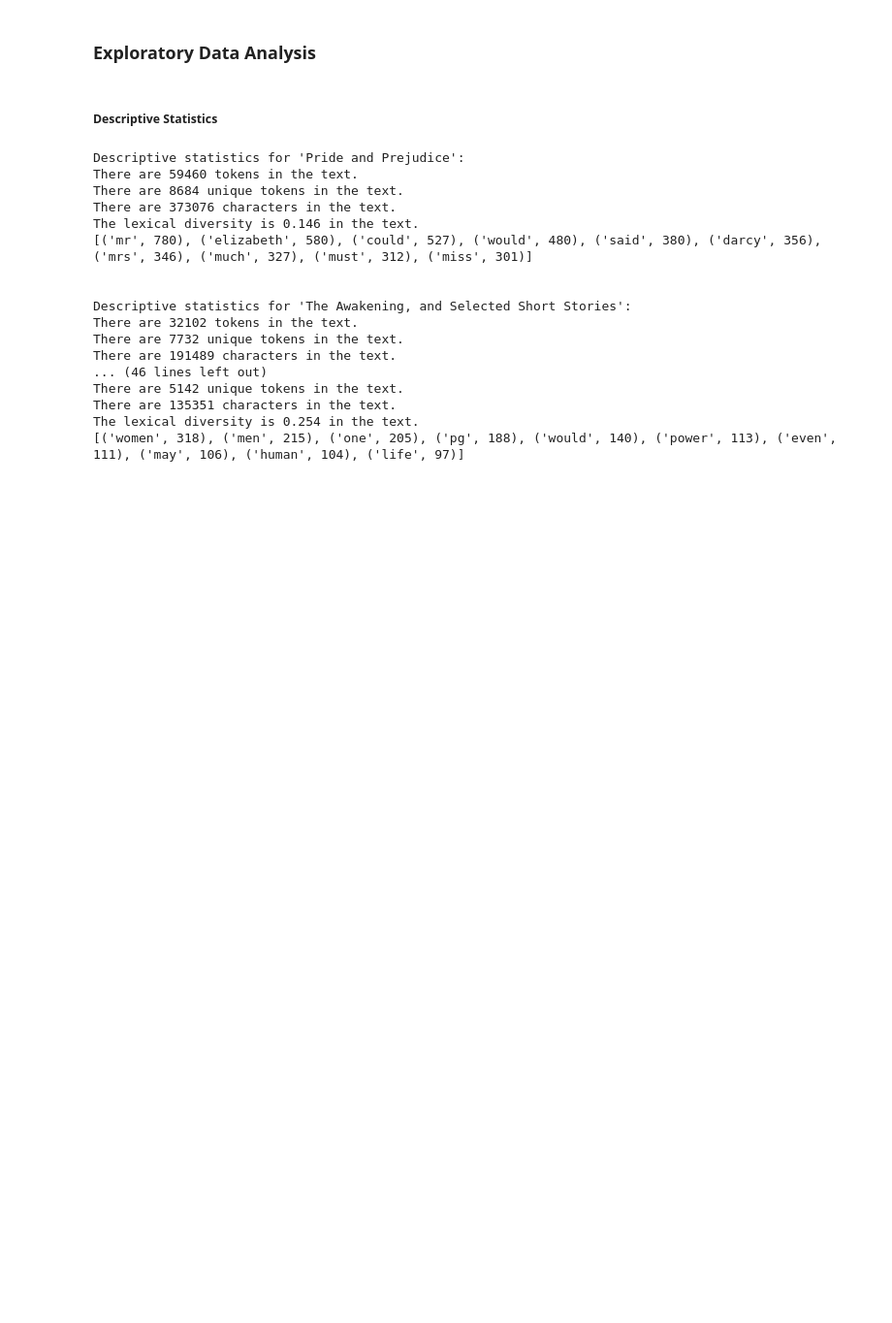
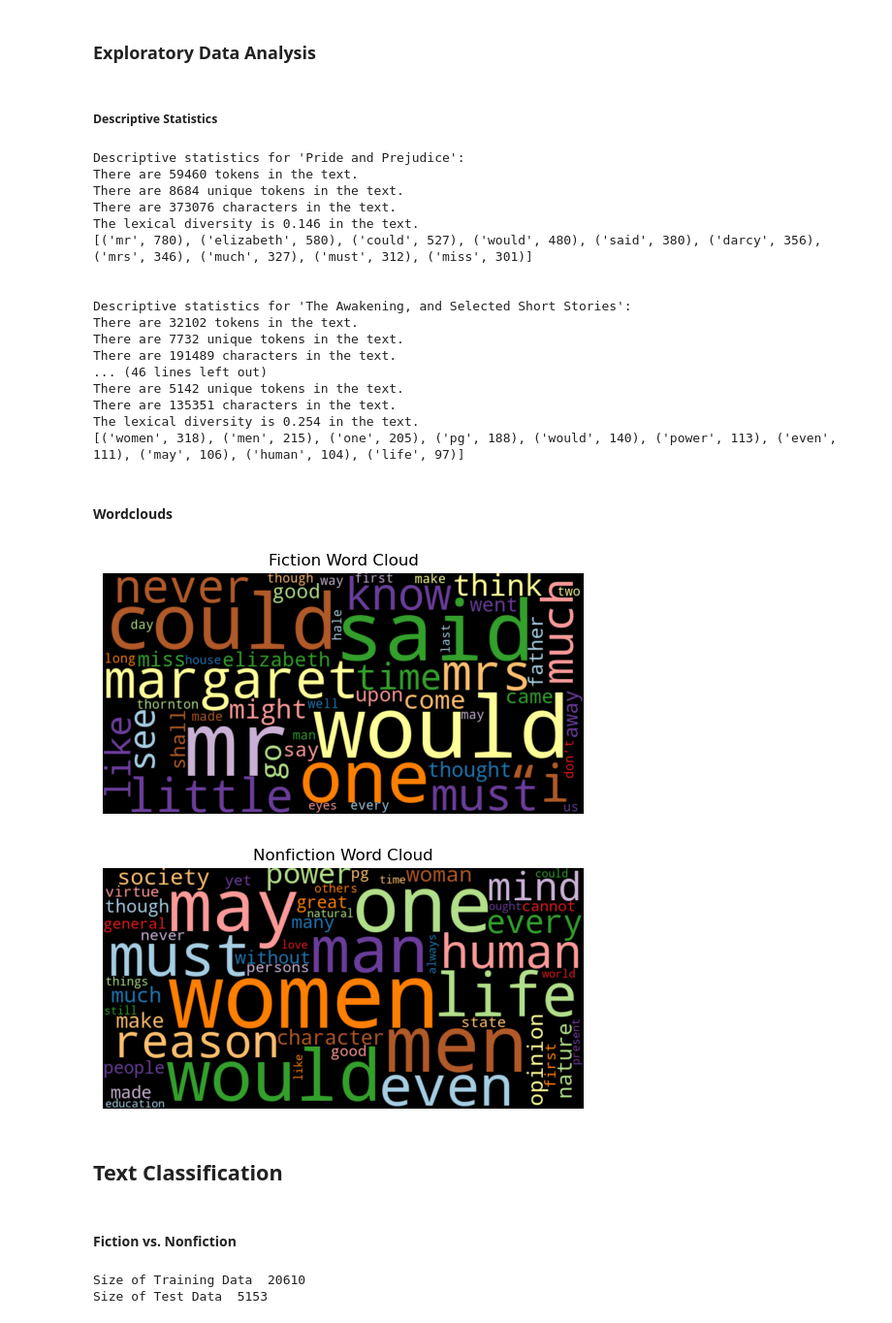
Before and after one commit to lvandine44/ADS509-FinalProject, a Jupyter notebook: LiteraryAnalysisTextMining.ipynb, the cells around one changed output. Shown: that part at 97% size. Drawn from its saved outputs; the diff is of its cells as text; code cells hidden in the pictures; blank space fills up the shorter version.

Commit message:
Classification and Topic Modeling
Wordclouds added to stats

```diff
--- a/LiteraryAnalysisTextMining.ipynb
+++ b/LiteraryAnalysisTextMining.ipynb
@@ -316,3 +331,57 @@ There are 5142 unique tokens in the text.
 There are 135351 characters in the text.
 The lexical diversity is 0.254 in the text.
 [('women', 318), ('men', 215), ('one', 205), ('pg', 188), ('would', 140), ('power', 113), ('even', 111), ('may', 106), ('human', 104), ('life', 97)]
+# %% [markdown]
+#### Wordclouds
+# %%
+# Function to count words
+def count_words(df, column='Tokens', preprocess=None, min_freq=2):
+    def update(doc):
+        tokens = doc if preprocess is None else preprocess(doc)
+        counter.update(tokens)
+
+    counter = Counter()
+    df[column].map(update)
+
+    freq_df = pd.DataFrame.from_dict(counter, orient='index', columns=['freq'])
+    freq_df = freq_df.query('freq >= @min_freq')
+    freq_df.index.name = 'token'
+    return freq_df.sort_values('freq', ascending=False)
+
+# Count words for each genre
+fiction_word_count = count_words(books[books['Genre'] == 'Fiction'], column='Tokens')
+nonfiction_word_count = count_words(books[books['Genre'] == 'Nonfiction'], column='Tokens')
+
+# Define the word cloud function
+def wordcloud(word_freq, title=None, max_words=200, stopwords=None):
+    wc = WordCloud(width=800, height=400,
+                   background_color="black", colormap="Paired",
+                   max_font_size=150, max_words=max_words)
+
+    # Convert data frame into dict
+    if isinstance(word_freq, pd.Series):
+        counter = Counter(word_freq.fillna(0).to_dict())
+    else:
+        counter = word_freq
+
+    # Filter stop words in frequency counter
+    if stopwords is not None:
+        counter = {token: freq for (token, freq) in counter.items() if token not in stopwords}
+
+    wc.generate_from_frequencies(counter)
+
+    plt.title(title)
+    plt.imshow(wc, interpolation='bilinear')
+    plt.axis("off")
+    plt.show()
+
+# Generate word clouds for each genre
+wordcloud(fiction_word_count['freq'], title="Fiction Word Cloud", max_words=50, stopwords=None)
+wordcloud(nonfiction_word_count['freq'], title="Nonfiction Word Cloud", max_words=50, stopwords=None)
+# %% [output]
+[figure, added]
+[figure, added]
+# %% [markdown]
+## Text Classification
+# %% [markdown]
+#### Fiction vs. Nonfiction
@@ -318,0 +406,20 @@ The lexical diversity is 0.254 in the text.
+# %%
+# Prepare data for modeling
+# Prepare the features and labels
+X = books_filtered['Cleaned_Text']
+y = books_filtered['Genre']
+
+# Split the data into train and test sets
+X_train, X_test, y_train, y_test = train_test_split(X, y, test_size=0.2, random_state=42)
+
+# Vectorize the text data using TF-IDF in prep for models
+tfidf = TfidfVectorizer(min_df = 10, ngram_range=(1,2), stop_words="english")
+X_train_tfidf = tfidf.fit_transform(X_train)
+X_test_tfidf = tfidf.transform(X_test)
+
+# Validate split
+print('Size of Training Data ', X_train.shape[0])
+print('Size of Test Data ', X_test.shape[0])
+# %% [output]
+Size of Training Data  20610
+Size of Test Data  5153
```
Also changed, not shown: parts of 11 cells of this notebook.
